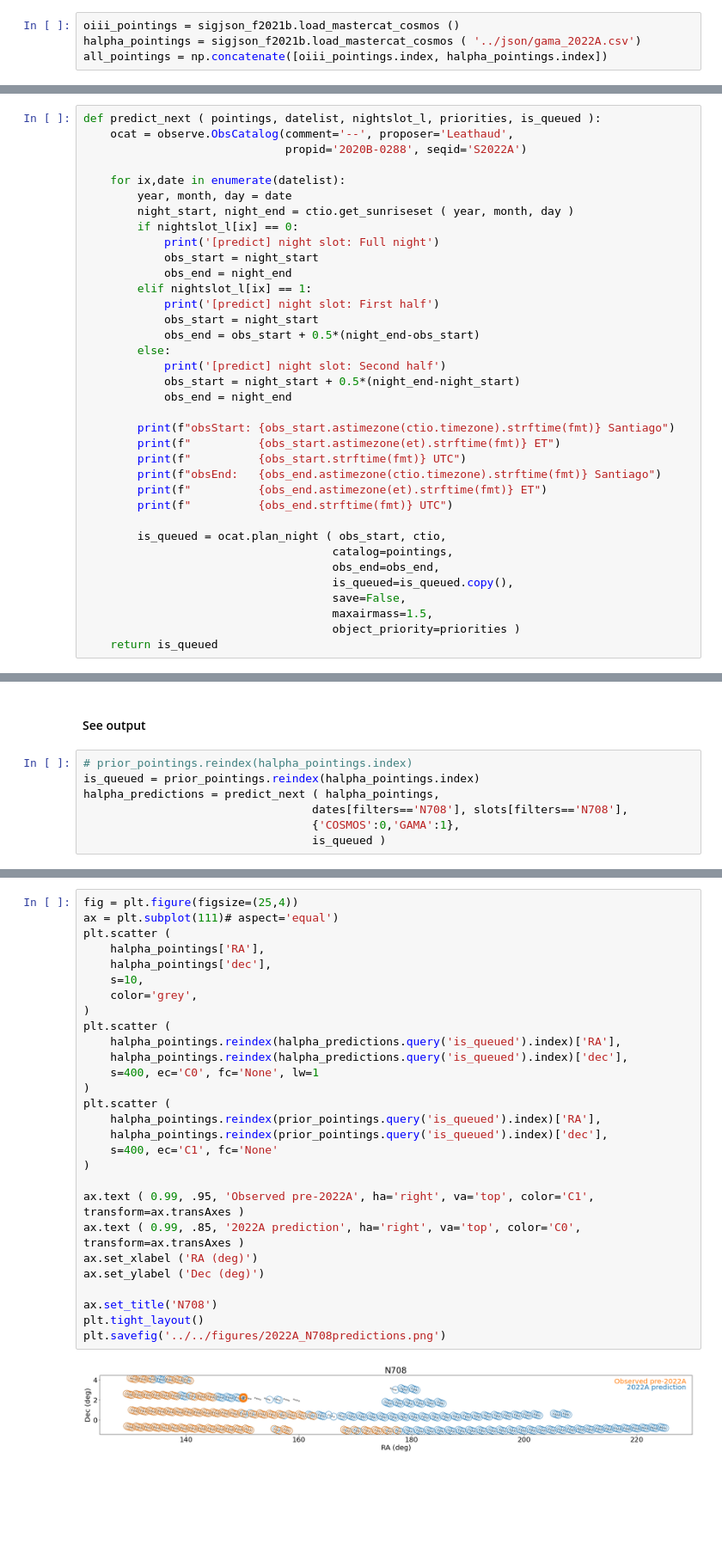
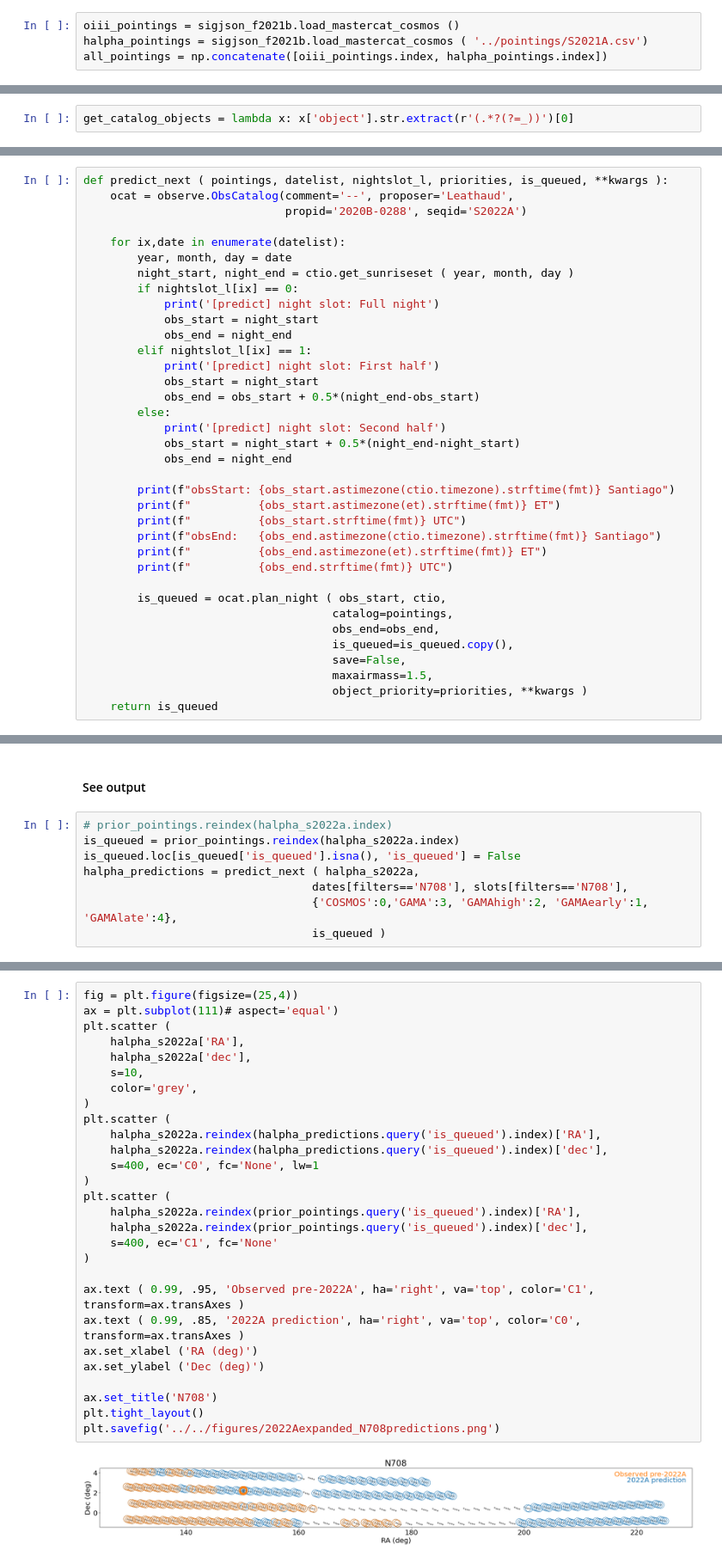
Before and after one commit to MerianSurvey/skipper, a Jupyter notebook: notebooks/Predict2022A.ipynb, the cells around one changed output, grey strips where cells are left out. Shown at 86% size. Saved outputs shown, nothing was run; the diff lists cells and outputs as text; blank space fills up the shorter version.

```diff
--- a/notebooks/Predict2022A.ipynb
+++ b/notebooks/Predict2022A.ipynb
@@ -24,5 +24,5 @@ import pytz
 ctio = observe.ObservingSite ()
 # %%
 oiii_pointings = sigjson_f2021b.load_mastercat_cosmos ()
-halpha_pointings = sigjson_f2021b.load_mastercat_cosmos ( '../json/gama_2022A.csv')
+halpha_pointings = sigjson_f2021b.load_mastercat_cosmos ( '../pointings/S2021A.csv')
 all_pointings = np.concatenate([oiii_pointings.index, halpha_pointings.index])
@@ -172,0 +153,2 @@ prior_pointings.is_queued.sum()
+# %%
+get_catalog_objects = lambda x: x['object'].str.extract(r'(.*?(?=_))')[0]
@@ -194,5 +204,5 @@ slots = np.asarray(slots)
 # %%
-def predict_next ( pointings, datelist, nightslot_l, priorities, is_queued ):
+def predict_next ( pointings, datelist, nightslot_l, priorities, is_queued, **kwargs ):
     ocat = observe.ObsCatalog(comment='--', proposer='Leathaud',
                               propid='2020B-0288', seqid='S2022A')
 
@@ -225,7 +235,7 @@ def predict_next ( pointings, datelist, nightslot_l, priorities, is_queued ):
                                      is_queued=is_queued.copy(),
                                      save=False,
                                      maxairmass=1.5,
-                                     object_priority=priorities )
+                                     object_priority=priorities, **kwargs )
     return is_queued
 # %% [markdown]
 #### See output
@@ -418,11 +339,12 @@ plt.savefig('../../figures/2022A_N540predictions.png')
 # %% [markdown]
 #### See output
 # %%
-# prior_pointings.reindex(halpha_pointings.index)
-is_queued = prior_pointings.reindex(halpha_pointings.index)
-halpha_predictions = predict_next ( halpha_pointings,
+# prior_pointings.reindex(halpha_s2022a.index)
+is_queued = prior_pointings.reindex(halpha_s2022a.index)
+is_queued.loc[is_queued['is_queued'].isna(), 'is_queued'] = False
+halpha_predictions = predict_next ( halpha_s2022a,
                                   dates[filters=='N708'], slots[filters=='N708'],
-                                  {'COSMOS':0,'GAMA':1},
+                                  {'COSMOS':0,'GAMA':3, 'GAMAhigh':2, 'GAMAearly':1, 'GAMAlate':4},
                                   is_queued )
 # %% [output]
 [predict] night slot: Second half
@@ -538,32 +408,32 @@ oiii_predictions['is_queued'].sum()
 # %%
 fig = plt.figure(figsize=(25,4))
 ax = plt.subplot(111)# aspect='equal')
 plt.scatter (
-    halpha_pointings['RA'],
-    halpha_pointings['dec'],
+    halpha_s2022a['RA'],
+    halpha_s2022a['dec'],
     s=10,
     color='grey',
 )
 plt.scatter (
-    halpha_pointings.reindex(halpha_predictions.query('is_queued').index)['RA'],
-    halpha_pointings.reindex(halpha_predictions.query('is_queued').index)['dec'],
+    halpha_s2022a.reindex(halpha_predictions.query('is_queued').index)['RA'],
+    halpha_s2022a.reindex(halpha_predictions.query('is_queued').index)['dec'],
     s=400, ec='C0', fc='None', lw=1
 )
 plt.scatter (
-    halpha_pointings.reindex(prior_pointings.query('is_queued').index)['RA'],
-    halpha_pointings.reindex(prior_pointings.query('is_queued').index)['dec'],
+    halpha_s2022a.reindex(prior_pointings.query('is_queued').index)['RA'],
+    halpha_s2022a.reindex(prior_pointings.query('is_queued').index)['dec'],
     s=400, ec='C1', fc='None'
 )
 
 ax.text ( 0.99, .95, 'Observed pre-2022A', ha='right', va='top', color='C1', transform=ax.transAxes )
 ax.text ( 0.99, .85, '2022A prediction', ha='right', va='top', color='C0', transform=ax.transAxes )
 ax.set_xlabel ('RA (deg)')
 ax.set_ylabel ('Dec (deg)')
 
 ax.set_title('N708')
 plt.tight_layout()
-plt.savefig('../../figures/2022A_N708predictions.png')
+plt.savefig('../../figures/2022Aexpanded_N708predictions.png')
 # %% [output]
-[figure, old version]
+[figure, new version]
 # %%
 fig, axarr = plt.subplots(1,2,figsize=(10,4), sharey=True)
```
Also changed, not shown: parts of 27 cells of this notebook, 4 other files.
